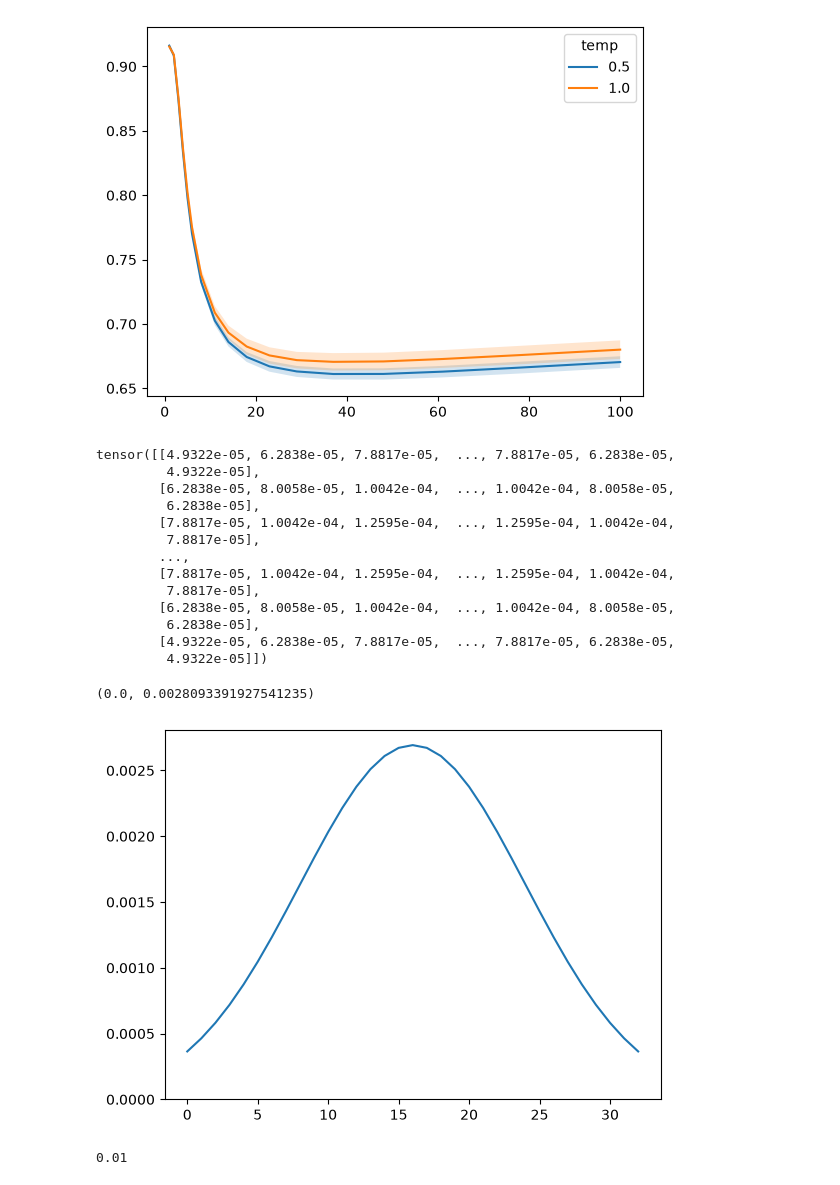
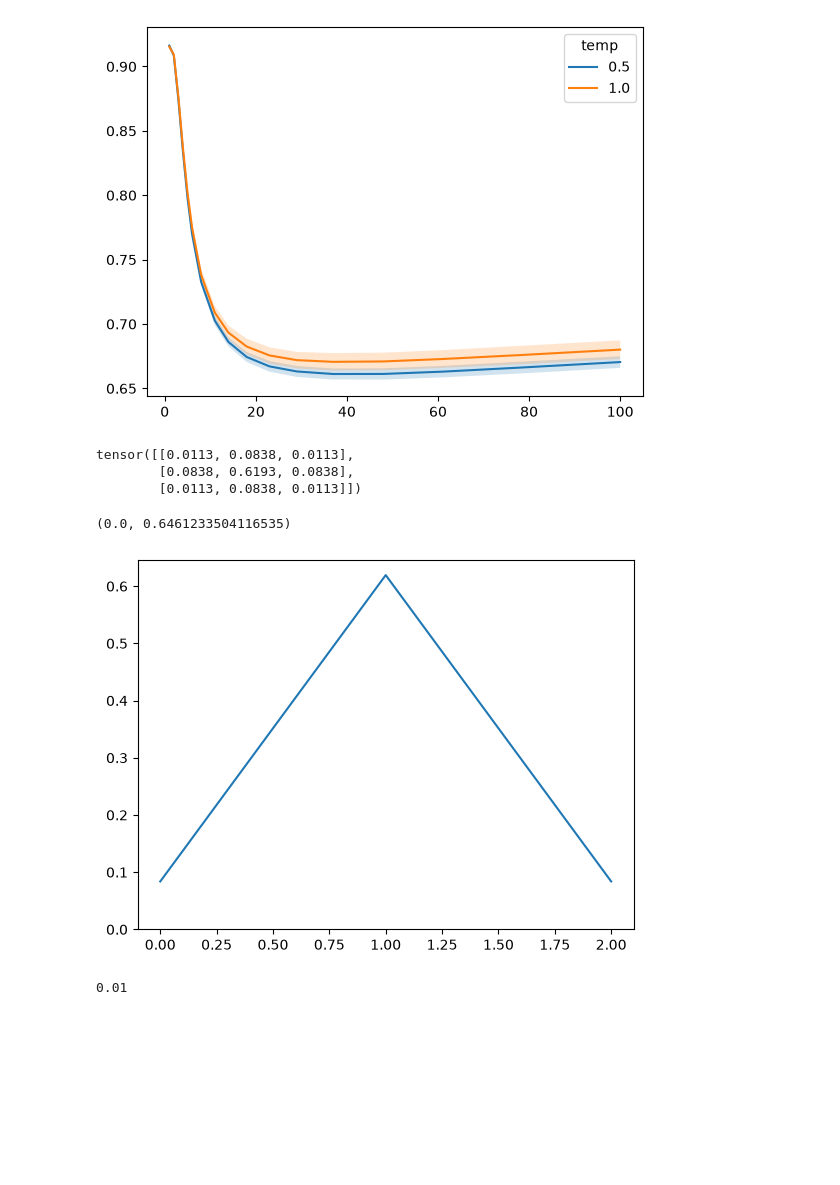
Before and after one commit to NathanSoeding/sensorium, a Jupyter notebook: analysis/smoothness_sweep.ipynb, the cells around one changed output. Drawn from its saved outputs; the diff is of its cells as text; code cells hidden in the pictures; blank space fills up the shorter version.

Commit message:
plots

```diff
--- a/analysis/smoothness_sweep.ipynb
+++ b/analysis/smoothness_sweep.ipynb
@@ -359,27 +359,17 @@ def gaussian_kernel(size, sigma):
 17: 4
 33: 8
 # %%
-kernel = gaussian_kernel(33, 8)[0, 0]
+kernel = gaussian_kernel(3, 0.5)[0, 0]
 print(kernel)
 plt.plot(kernel[kernel.shape[0] // 2])
 plt.ylim(0)
 # plt.imshow(kernel, vmin=0)
 # %% [output]
-tensor([[4.9322e-05, 6.2838e-05, 7.8817e-05,  ..., 7.8817e-05, 6.2838e-05,
-         4.9322e-05],
-        [6.2838e-05, 8.0058e-05, 1.0042e-04,  ..., 1.0042e-04, 8.0058e-05,
-         6.2838e-05],
-        [7.8817e-05, 1.0042e-04, 1.2595e-04,  ..., 1.2595e-04, 1.0042e-04,
-         7.8817e-05],
-        ...,
-        [7.8817e-05, 1.0042e-04, 1.2595e-04,  ..., 1.2595e-04, 1.0042e-04,
-         7.8817e-05],
-        [6.2838e-05, 8.0058e-05, 1.0042e-04,  ..., 1.0042e-04, 8.0058e-05,
-         6.2838e-05],
-        [4.9322e-05, 6.2838e-05, 7.8817e-05,  ..., 7.8817e-05, 6.2838e-05,
-         4.9322e-05]])
+tensor([[0.0113, 0.0838, 0.0113],
+        [0.0838, 0.6193, 0.0838],
+        [0.0113, 0.0838, 0.0113]])
-(0.0, 0.0028093391927541235)
+(0.0, 0.6461233504116535)
-[figure, old version]
+[figure, new version]
 # %%
 1e-2
 # %% [output]
```
Also changed, not shown: 23 other files.
